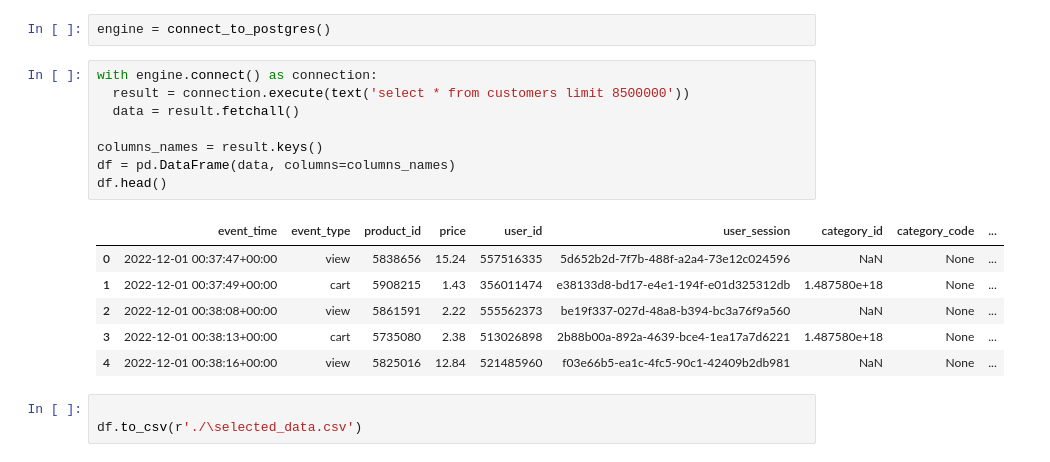
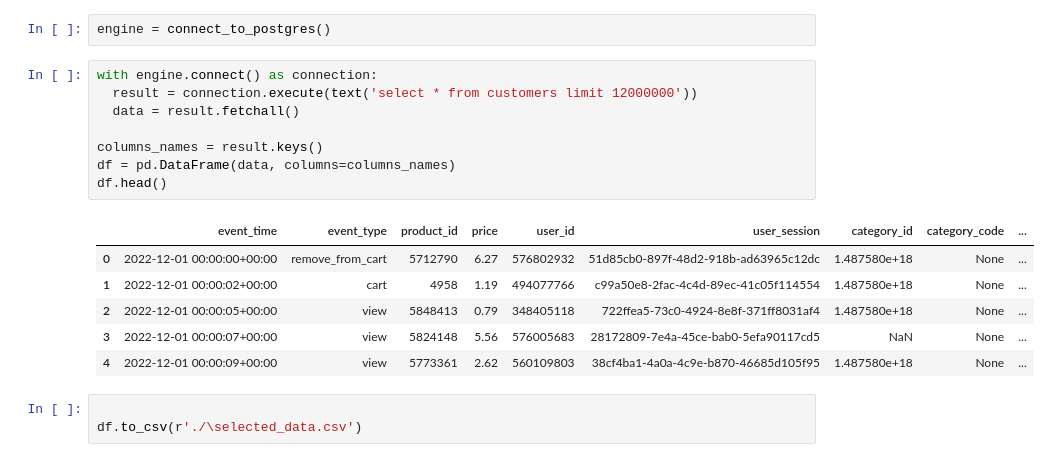
Before and after one commit to ayoubabounakif/data-science-modules, a Jupyter notebook: notebook_m02.ipynb, the cells around one changed output. Drawn from its saved outputs; the diff is of its cells as text.

```diff
--- a/notebook_m02.ipynb
+++ b/notebook_m02.ipynb
@@ -20,19 +20,19 @@ def connect_to_postgres():
 engine = connect_to_postgres()
 # %%
 with engine.connect() as connection:
-  result = connection.execute(text('select * from customers limit 8500000'))
+  result = connection.execute(text('select * from customers limit 12000000'))
   data = result.fetchall()
 
 columns_names = result.keys()
 df = pd.DataFrame(data, columns=columns_names)
 df.head()
 # %% [output]
 |  | event_time | event_type | product_id | price | user_id | user_session | category_id | category_code | ... |
-| 0 | 2022-12-01 00:37:47+00:00 | view | 5838656 | 15.24 | 557516335 | 5d652b2d-7f7b-488f-a2a4-73e12c024596 | NaN | None | ... |
-| 1 | 2022-12-01 00:37:49+00:00 | cart | 5908215 | 1.43 | 356011474 | e38133d8-bd17-e4e1-194f-e01d325312db | 1.487580e+18 | None | ... |
-| 2 | 2022-12-01 00:38:08+00:00 | view | 5861591 | 2.22 | 555562373 | be19f337-027d-48a8-b394-bc3a76f9a560 | NaN | None | ... |
-| 3 | 2022-12-01 00:38:13+00:00 | cart | 5735080 | 2.38 | 513026898 | 2b88b00a-892a-4639-bce4-1ea17a7d6221 | 1.487580e+18 | None | ... |
-| 4 | 2022-12-01 00:38:16+00:00 | view | 5825016 | 12.84 | 521485960 | f03e66b5-ea1c-4fc5-90c1-42409b2db981 | NaN | None | ... |
+| 0 | 2022-12-01 00:00:00+00:00 | remove_from_cart | 5712790 | 6.27 | 576802932 | 51d85cb0-897f-48d2-918b-ad63965c12dc | 1.487580e+18 | None | ... |
+| 1 | 2022-12-01 00:00:02+00:00 | cart | 4958 | 1.19 | 494077766 | c99a50e8-2fac-4c4d-89ec-41c05f114554 | 1.487580e+18 | None | ... |
+| 2 | 2022-12-01 00:00:05+00:00 | view | 5848413 | 0.79 | 348405118 | 722ffea5-73c0-4924-8e8f-371ff8031af4 | 1.487580e+18 | None | ... |
+| 3 | 2022-12-01 00:00:07+00:00 | view | 5824148 | 5.56 | 576005683 | 28172809-7e4a-45ce-bab0-5efa90117cd5 | NaN | None | ... |
+| 4 | 2022-12-01 00:00:09+00:00 | view | 5773361 | 2.62 | 560109803 | 38cf4ba1-4a0a-4c9e-b870-46685d105f95 | 1.487580e+18 | None | ... |
 # %%
 
 df.to_csv(r'./\selected_data.csv')
```
Also changed, not shown: parts of 11 cells of this notebook.
